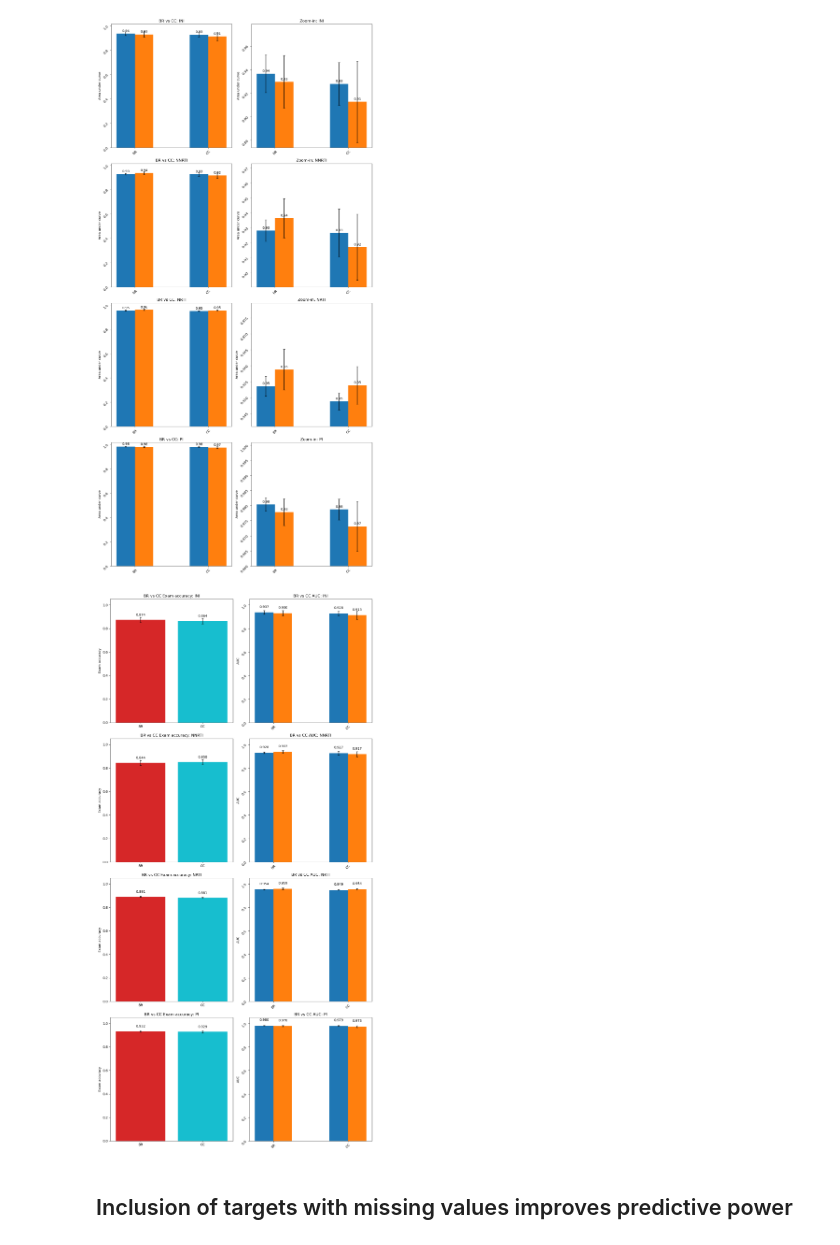
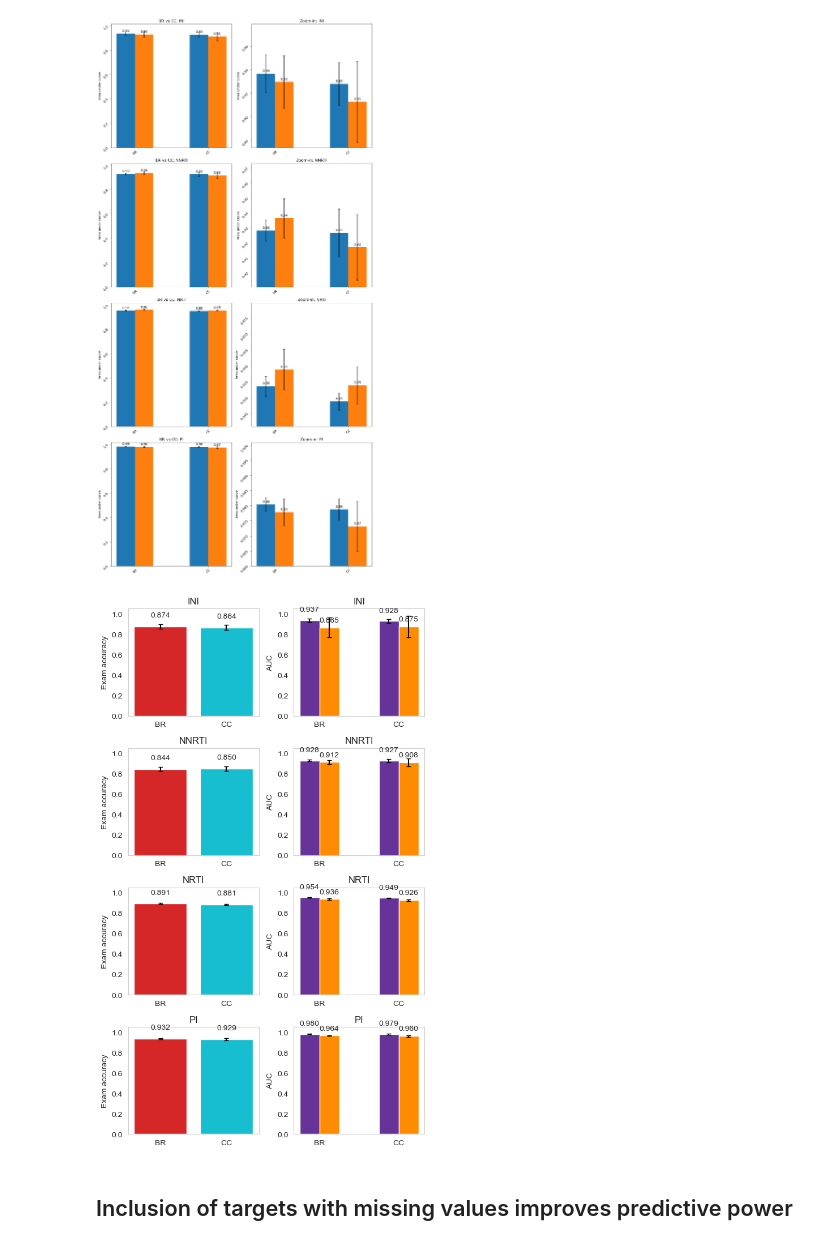
Before and after one commit to FloAvis/Masterthesis_TabPFN_HIV, a Jupyter notebook: statistics/PT_statistics.ipynb, the cells around one changed output. Saved outputs shown, nothing was run; the diff lists cells and outputs as text; code cells hidden in the pictures.

```diff
--- a/statistics/PT_statistics.ipynb
+++ b/statistics/PT_statistics.ipynb
@@ -64,11 +64,11 @@ df_sub_accs_groups_mean = pd.DataFrame(sub_accs_fold_mean)
 df_sub_accs_groups_std = pd.DataFrame(sub_accs_fold_std)
 
 """
-models_w_TabPFN = ["BR TabPFN", "BR TabICL"]
+models_w_TabPFN = ["BR LR", "BR XGB", "BR RF", "CC LR", "CC XGB", "CC RF", "Rakel LR", "Rakel XGB", "Rakel RFt", "DELA", "BR TabPFN", "BR TabICL"]
 
 color = ["tab:blue"] * 3 + ["tab:purple"] * 3 + ["tab:olive"] * 3 + ["tab:pink"] + ["tab:red"] * 2
 
-fig, axs = plt.subplots(2, 2, figsize=(18, 12))
+fig, axs = plt.subplots(2, 2, figsize=(8, 7))
 #fig.tight_layout()
 
 axs = axs.flatten()
@@ -76,22 +76,23 @@ axs = axs.flatten()
 for i, drug in enumerate(df_sub_accs_groups_mean.columns.values.tolist()):
 
 
-    labels = ml_models  + models_w_TabPFN
+    labels = models_w_TabPFN
     p = axs[i].bar(labels, df_sub_accs_groups_mean[drug], color=color)
     axs[i].errorbar(labels, df_sub_accs_groups_mean[drug], yerr=df_sub_accs_groups_std[drug],capsize=3, fmt="none", ecolor="black")
 
 
-    axs[i].bar_label(p, label_type="edge", padding=12, fmt="%.3f")
+    #axs[i].bar_label(p, label_type="edge", padding=12, fmt="%.3f")
 
+    axs[i].grid(False)
     #axs[i].set_xticks(x)
     #axs[i].set_xticklabels(target_ml["Drug"])
     axs[i].tick_params(rotation=45)
     axs[i].set_ylabel('Exam accuracy')
     axs[i].set_ylim(0, 1.0  * 1.015)
-    axs[i].set_title('Comparison Binary relevance differing predictors: ' + drug)
+    axs[i].set_title(drug)
 
 fig.tight_layout()
 #plt.show()
 
-plt.savefig("../figures/02_BR_benchmark_soa/Benchmark_comp_BR_exam_acc.png")
+#plt.savefig("../figures/02_BR_benchmark_soa/Benchmark_comp_BR_exam_acc_new.png")
 # %% [output]
@@ -343,10 +513,11 @@ tmp_roc_auc_mean, tmp_roc_auc_std = result_handler.calc_metrics(filepath_list, f
 df_roc_auc_mean = pd.DataFrame(tmp_roc_auc_mean)
 df_roc_auc_std = pd.DataFrame(tmp_roc_auc_std)
 
-tmp_prc_auc_mean, tmp_prc_auc_std = result_handler.calc_metrics(filepath_list, files, result_handler.prc_auc_score,metric_args={"multiclass":"ovr"}, drop_na=True)
+tmp_prc_auc_mean, tmp_prc_auc_std = result_handler.calc_metrics(filepath_list, files, result_handler.prc_auc_score,metric_args={"multiclass":"ovo"}, drop_na=True)
 
 df_prc_auc_mean = pd.DataFrame(tmp_prc_auc_mean)
 df_prc_auc_std = pd.DataFrame(tmp_prc_auc_std)
+
 """
 
 models_w_TabPFN = ["BR", "CC"]
@@ -358,7 +529,7 @@ labels = models_w_TabPFN
 x = np.arange(len(labels))  # the label locations
 width = 0.25  # the width of the bars
 
-fig, axs = plt.subplots(4, 2, figsize=(12, 24))
+fig, axs = plt.subplots(4, 2, figsize=(6, 10))
 #fig.tight_layout()
 
 axs = axs.flatten()
@@ -375,43 +546,44 @@ for i, drug in enumerate(df_prc_auc_mean.columns.values.tolist()):
     axs[j].bar_label(p, label_type="edge", fmt='%.3f', padding=10)
 
     #axs[i].set_xticks(x)
     #axs[i].set_xticklabels(target_ml["Drug"])
     axs[j].set_ylabel('Exam accuracy')
     axs[j].set_ylim(0, 1.05)
-    axs[j].set_title('BR vs CC Exam accuracy: ' + drug)
+    axs[j].set_title(drug)
 
     multiplier = -0.5
 
     offset = width * multiplier
-    rects = axs[j + 1].bar(x + offset, df_roc_auc_mean[drug], width, label="ROC AUC")
-    axs[j + 1].bar_label(rects, fmt='%.3f', padding=12)
+    rects = axs[j + 1].bar(x + offset, df_roc_auc_mean[drug], width, label="ROC AUC", color="rebeccapurple")
+    axs[j + 1].bar_label(rects, fmt='%.3f', padding=9)
     axs[j + 1].errorbar(x + offset, df_roc_auc_mean[drug], yerr=df_roc_auc_std[drug],capsize=3, fmt="none", ecolor="black")
     multiplier += 1
 
     offset = width * multiplier
-    rects2 = axs[j + 1].bar(x + offset, df_prc_auc_mean[drug], width, label="PRC AUC")
-    axs[j + 1].bar_label(rects2, fmt='%.3f', padding=12)
+    rects2 = axs[j + 1].bar(x + offset, df_prc_auc_mean[drug], width, label="PRC AUC", color="darkorange")
+    axs[j + 1].bar_label(rects2, fmt='%.3f', padding=5)
     axs[j + 1].errorbar(x + offset, df_prc_auc_mean[drug], yerr=df_prc_auc_std[drug],capsize=3, fmt="none", ecolor="black")
 
     multiplier += 1
 
 
     #axs[i].bar_label(p, label_type="edge", padding=10, fmt="%.3f")
-
+    axs[j].grid(False)
+    axs[j + 1].grid(False)
     axs[j + 1].set_xticks(x)
     axs[j + 1].set_xticklabels(models_w_TabPFN)
-    axs[j + 1].tick_params(rotation=45)
+    #axs[j + 1].tick_params(rotation=45)
     axs[j + 1].set_ylabel('AUC')
     axs[j+1].set_ylim(0, 1.05)
-    axs[j + 1].set_title('BR vs CC AUC: ' + drug)
+    axs[j + 1].set_title(drug)
 
 fig.tight_layout()
 
 #plt.show()
 
-plt.savefig("../figures/03_CC_better_BR/Comparison_BR_CC.png")
+plt.savefig("../figures/03_CC_better_BR/Comparison_BR_CC_new.png")
 # %% [output]
-[figure, old version]
+[figure, new version]
 # %% [markdown]
 ## Inclusion of targets with missing values improves predictive power
 # %%
```
Also changed, not shown: parts of 11 cells of this notebook, 4 other files.
